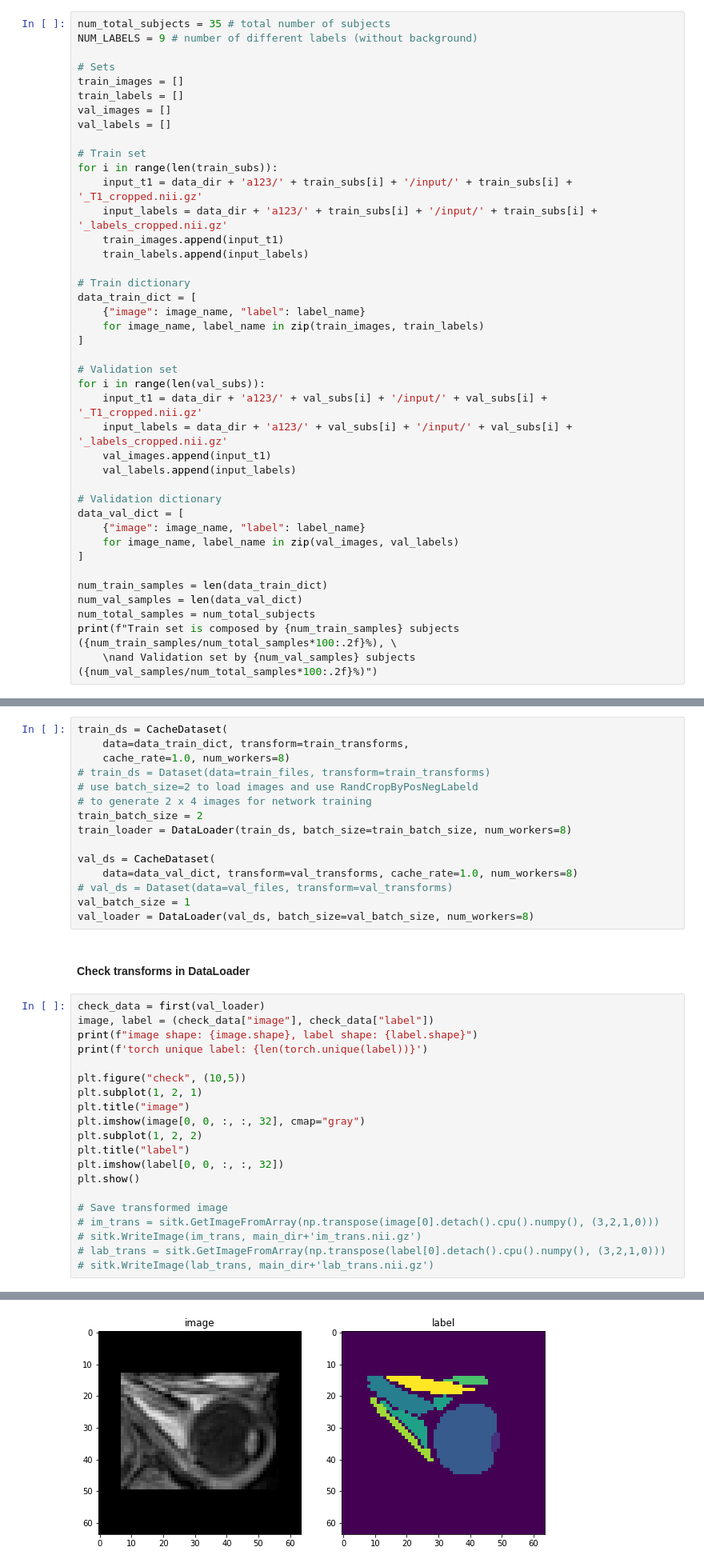
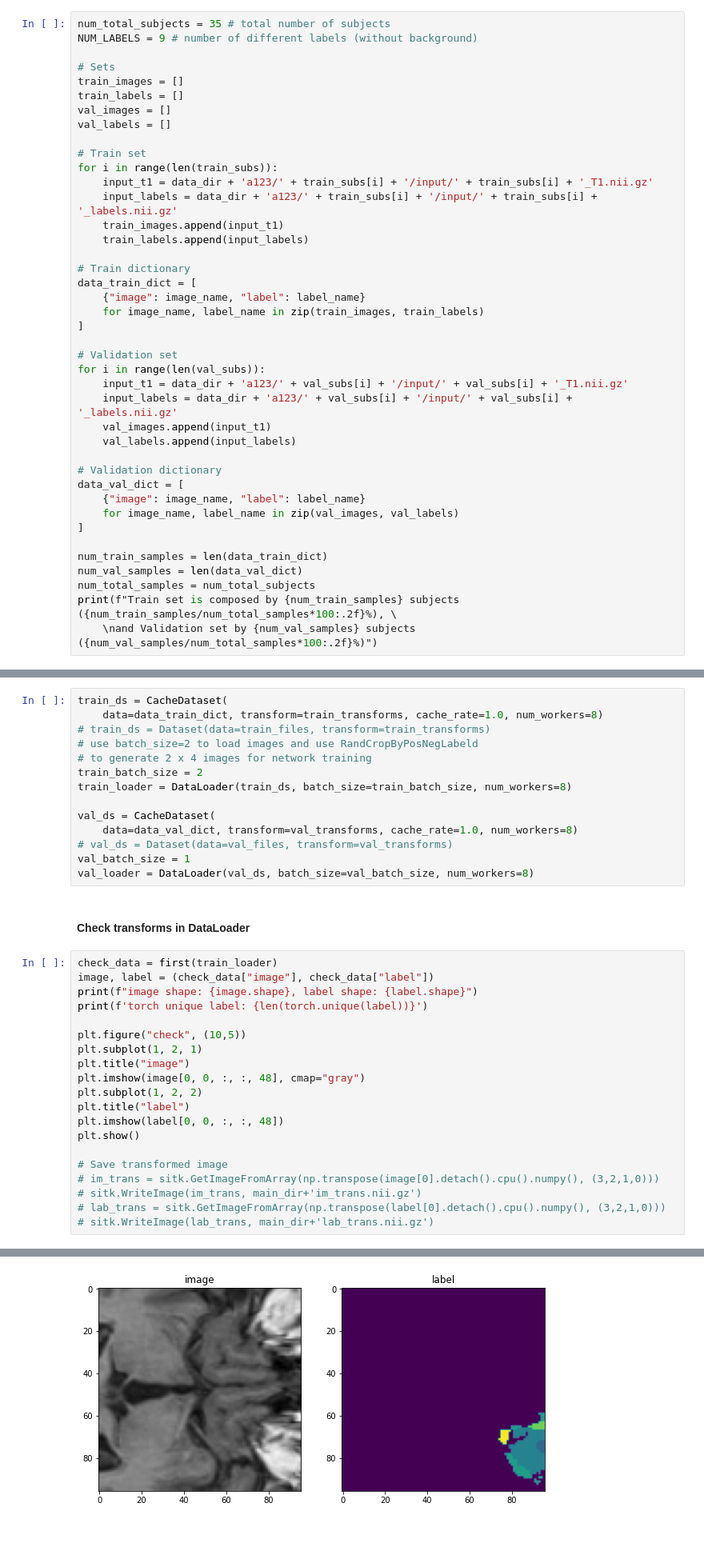
Before and after one commit to jaimebarran/a-eye_segmentation, a Jupyter notebook: 3D_multilabel/3d_segmentation.ipynb, the cells around one changed output, grey strips where cells are left out. Shown at 80% size. Saved outputs shown, nothing was run; the diff lists cells and outputs as text; blank space fills up the shorter version.

```diff
--- a/3D_multilabel/3d_segmentation.ipynb
+++ b/3D_multilabel/3d_segmentation.ipynb
@@ -248,8 +250,8 @@ val_labels = []
 
 # Train set
 for i in range(len(train_subs)):
-    input_t1 = data_dir + 'a123/' + train_subs[i] + '/input/' + train_subs[i] + '_T1_cropped.nii.gz'
-    input_labels = data_dir + 'a123/' + train_subs[i] + '/input/' + train_subs[i] + '_labels_cropped.nii.gz'
+    input_t1 = data_dir + 'a123/' + train_subs[i] + '/input/' + train_subs[i] + '_T1.nii.gz'
+    input_labels = data_dir + 'a123/' + train_subs[i] + '/input/' + train_subs[i] + '_labels.nii.gz'
     train_images.append(input_t1)
     train_labels.append(input_labels)
 
@@ -261,8 +263,8 @@ data_train_dict = [
 
 # Validation set
 for i in range(len(val_subs)):
-    input_t1 = data_dir + 'a123/' + val_subs[i] + '/input/' + val_subs[i] + '_T1_cropped.nii.gz'
-    input_labels = data_dir + 'a123/' + val_subs[i] + '/input/' + val_subs[i] + '_labels_cropped.nii.gz'
+    input_t1 = data_dir + 'a123/' + val_subs[i] + '/input/' + val_subs[i] + '_T1.nii.gz'
+    input_labels = data_dir + 'a123/' + val_subs[i] + '/input/' + val_subs[i] + '_labels.nii.gz'
     val_images.append(input_t1)
     val_labels.append(input_labels)
 
@@ -423,8 +446,7 @@ And set `num_workers` to enable multi-threads during caching.
 If want to try the regular Dataset, just change to use the commented code below.
 # %%
 train_ds = CacheDataset(
-    data=data_train_dict, transform=train_transforms,
-    cache_rate=1.0, num_workers=8)
+    data=data_train_dict, transform=train_transforms, cache_rate=1.0, num_workers=8)
 # train_ds = Dataset(data=train_files, transform=train_transforms)
 # use batch_size=2 to load images and use RandCropByPosNegLabeld
 # to generate 2 x 4 images for network training
@@ -439,7 +461,7 @@ val_loader = DataLoader(val_ds, batch_size=val_batch_size, num_workers=8)
 # %% [markdown]
 #### Check transforms in DataLoader
 # %%
-check_data = first(val_loader)
+check_data = first(train_loader)
 image, label = (check_data["image"], check_data["label"])
 print(f"image shape: {image.shape}, label shape: {label.shape}")
 print(f'torch unique label: {len(torch.unique(label))}')
@@ -447,10 +469,10 @@ print(f'torch unique label: {len(torch.unique(label))}')
 plt.figure("check", (10,5))
 plt.subplot(1, 2, 1)
 plt.title("image")
-plt.imshow(image[0, 0, :, :, 32], cmap="gray")
+plt.imshow(image[0, 0, :, :, 48], cmap="gray")
 plt.subplot(1, 2, 2)
 plt.title("label")
-plt.imshow(label[0, 0, :, :, 32])
+plt.imshow(label[0, 0, :, :, 48])
 plt.show()
 
 # Save transformed image
@@ -464,4 +486,4 @@ torch unique label: 10
-[figure, old version]
+[figure, new version]
 # %% [markdown]
 #### Save transformed sets
 # %%
```
Also changed, not shown: parts of 15 cells of this notebook, 14 other files.
